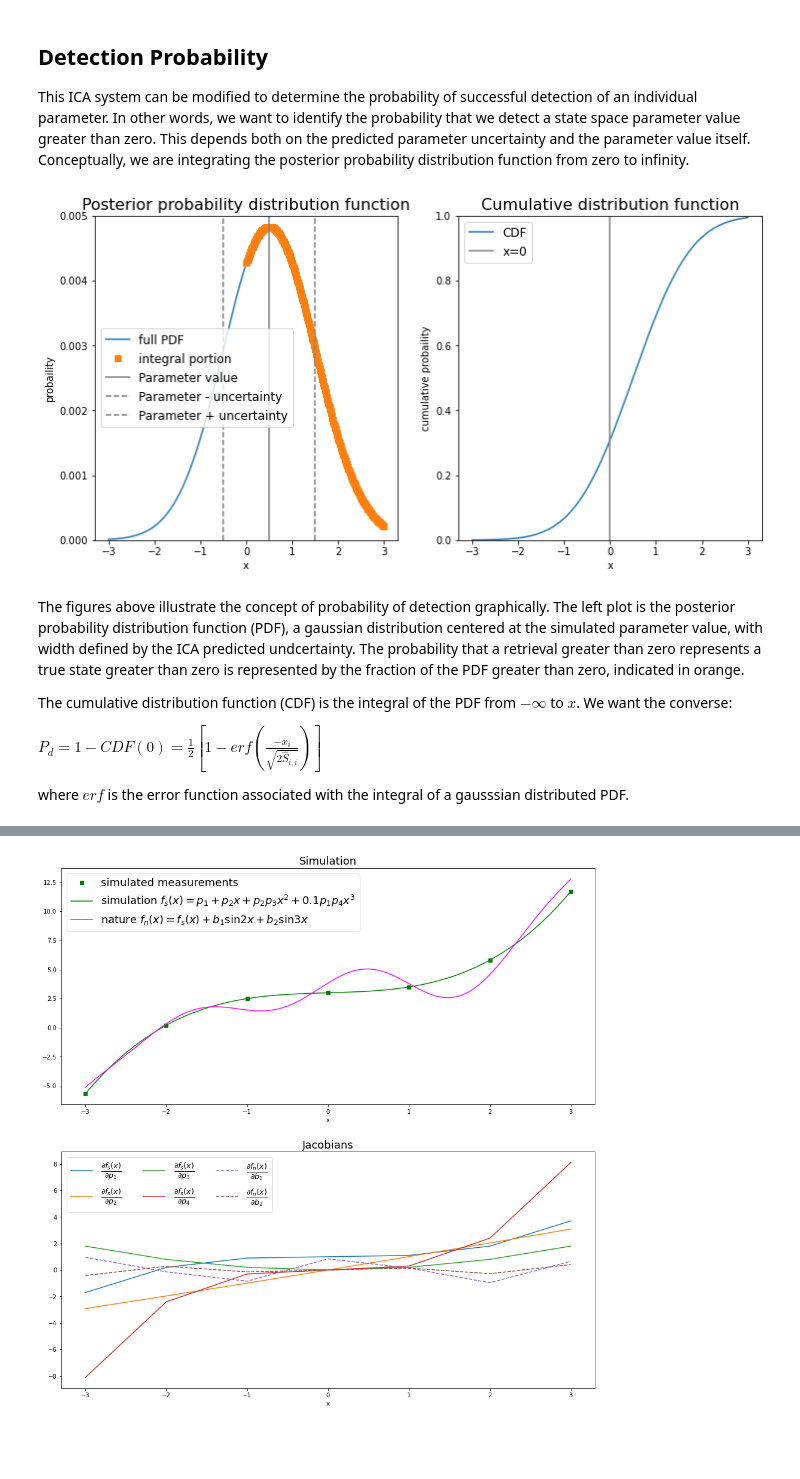
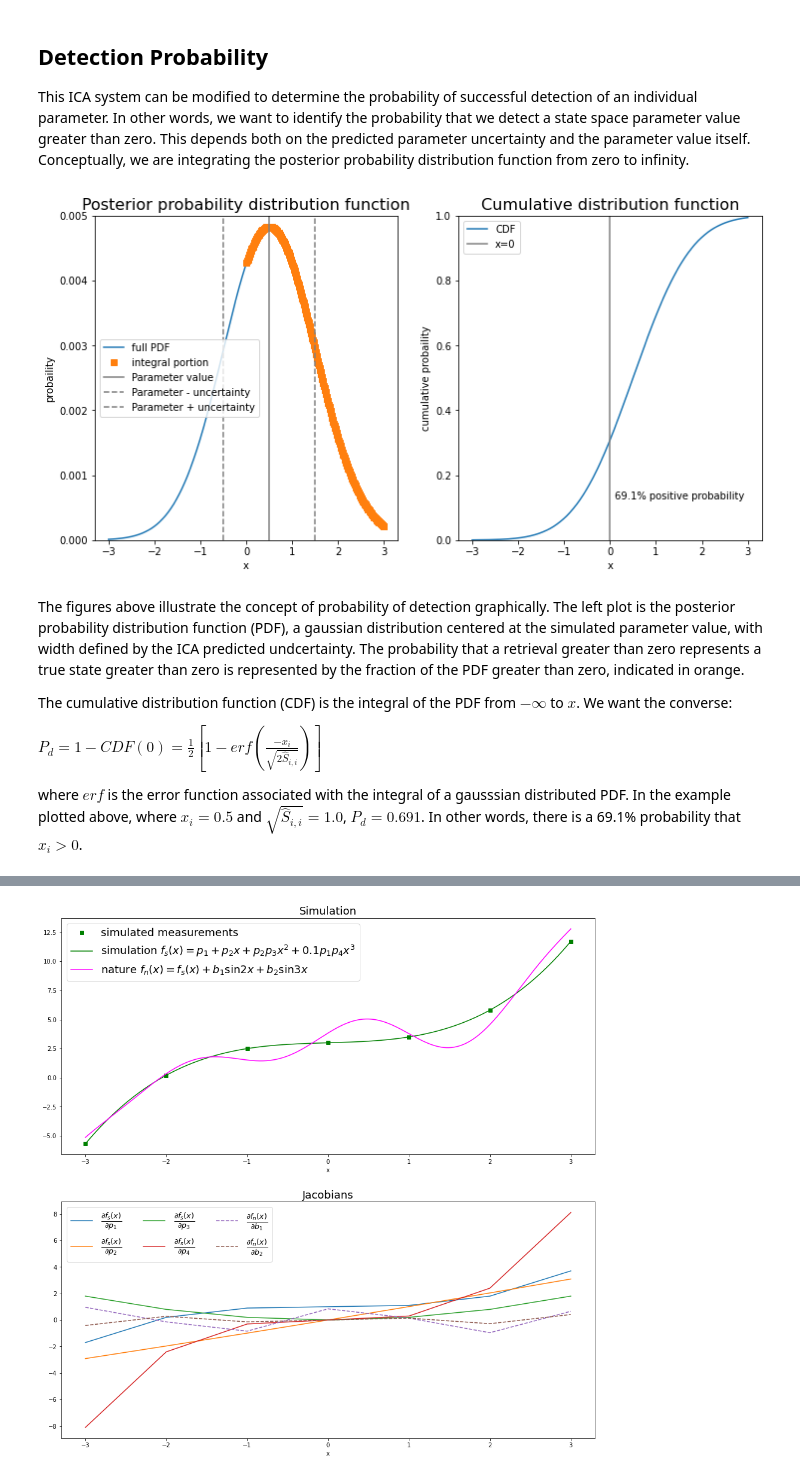
Before and after one commit to knobelsp/RodgersICA, a Jupyter notebook: RodgersICADemo.ipynb, the cells around one changed output, grey strips where cells are left out. Saved outputs shown, nothing was run; the diff lists cells and outputs as text; code cells hidden in the pictures; blank space fills up the shorter version.

```diff
--- a/RodgersICADemo.ipynb
+++ b/RodgersICADemo.ipynb
@@ -442,37 +442,42 @@ xx=(np.linspace(-3,3,leng))
 mu=0.5
 sig=1.0
 
 exp_part= -0.5*(((xx - mu)/sig)**2) #create PDF
 yy = (1./ sig*np.sqrt(2.*np.pi))*np.exp(exp_part)
 yy=yy/sum(yy)
 
-cdf = 0.5*(1.0 + erf((xx - mu)/(sig*np.sqrt(2))   ))
+cdf = 0.5*(1.0 + erf((xx - mu)/(sig*np.sqrt(2))   )) #cumulative distribution function
+
+detect_prob = 1-0.5*(1+erf((-1*0.5)/(np.sqrt(2))))  #detection probability, see below
+detect_prob_pcnt=str(np.around(detect_prob*100,decimals=1))+'% positive probability'
 
 plt.figure(figsize=(12,6))
 plt.subplot(1, 2, 1) #plot PDF
 plt.title("Posterior probability distribution function",fontsize=16)
 plt.plot(xx,yy,label='full PDF')
 plt.plot(xx[xx > 0],yy[xx > 0],'s ',label='integral portion')
 plt.plot([mu,mu],[0,0.005],label='Parameter value',color='grey')
 plt.plot([mu-sig,mu-sig],[0,0.005],'--',label='Parameter - uncertainty',color='grey')
 plt.plot([mu+sig,mu+sig],[0,0.005],'--',label='Parameter + uncertainty',color='grey')
 plt.ylim(0.0,0.005)
 plt.xlabel('x')
 plt.ylabel('probaility')
-plt.legend(fontsize=12)
+plt.legend(fontsize=10)
 
 plt.subplot(1, 2, 2) #plot CDF
 plt.title("Cumulative distribution function",fontsize=16)
 plt.plot(xx,cdf,label='CDF')
 plt.plot([0,0],[0,1],label='x=0',color='grey')
 plt.ylim(0.0,1)
 plt.xlabel('x')
 plt.ylabel('cumulative probaility')
-plt.legend(fontsize=12)
+plt.text(0.1, 0.15, detect_prob_pcnt, fontsize=10, verticalalignment='top')
+
+plt.legend(fontsize=10)
 
 plt.show()
 # %% [output]
-[figure, old version]
+[figure, new version]
 # %% [markdown]
 The figures above illustrate the concept of probability of detection graphically. The left plot is the posterior probability distribution function (PDF), a gaussian distribution centered at the simulated parameter value, with width defined by the ICA predicted undcertainty. The probability that a retrieval greater than zero represents a true state greater than zero is represented by the fraction of the PDF greater than zero, indicated in orange.
 
@@ -480,4 +485,4 @@ The cumulative distribution function (CDF) is the integral of the PDF from $-\in
 
 $P_d = 1 - CDF(0) = \frac{1}{2} \left[1 - erf \left( \frac{-x_i}{ \sqrt{2\hat{S}_{i,i}}} \right)   \right]   $
 
-where $erf$ is the error function associated with the integral of a gausssian distributed PDF.
+where $erf$ is the error function associated with the integral of a gausssian distributed PDF. In the example plotted above, where $x_i = 0.5$ and $\sqrt{\hat{S}_{i,i}} = 1.0$, $P_d = 0.691$. In other words, there is a 69.1% probability that $x_i > 0$.
```
Also changed, not shown: parts of 1 cell of this notebook.
